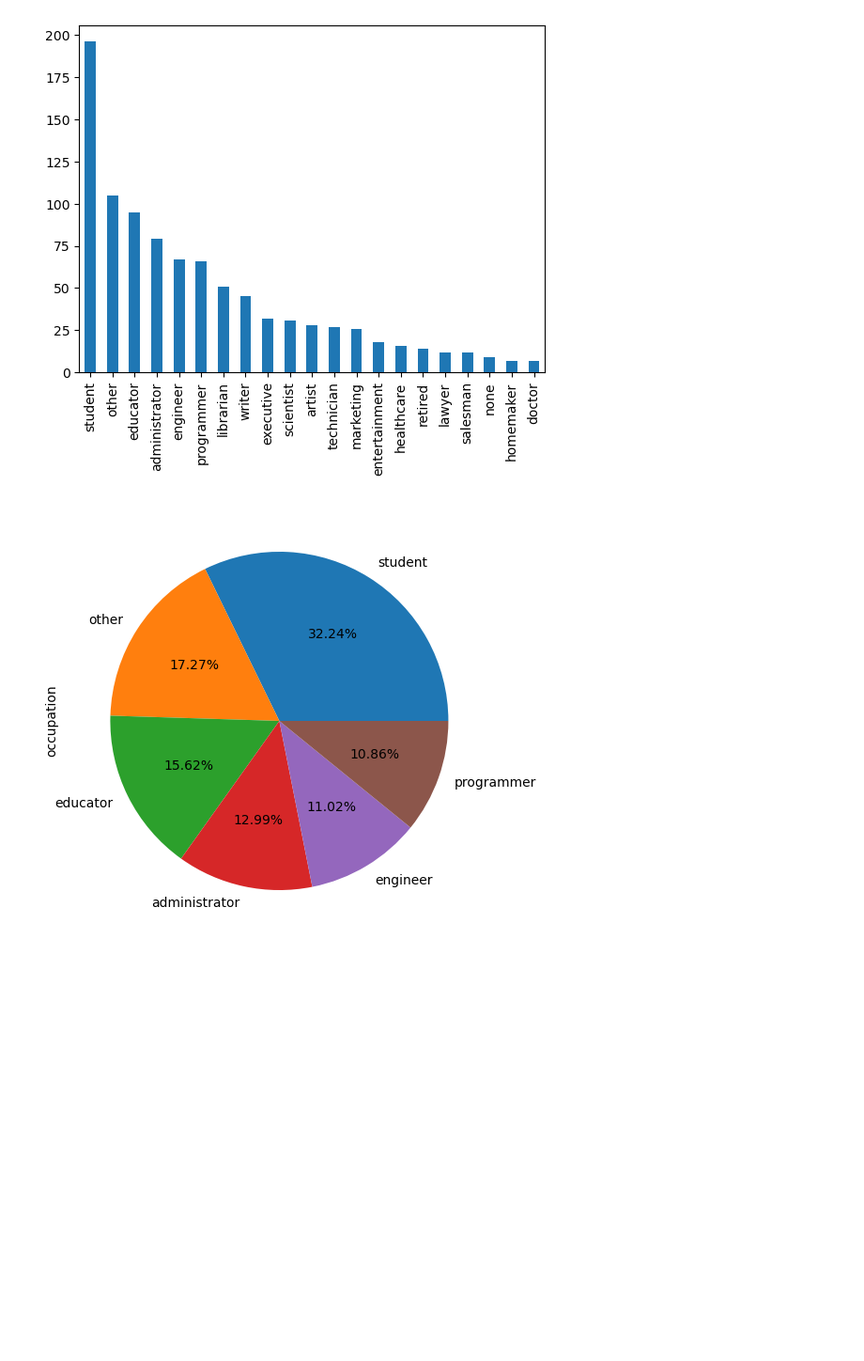
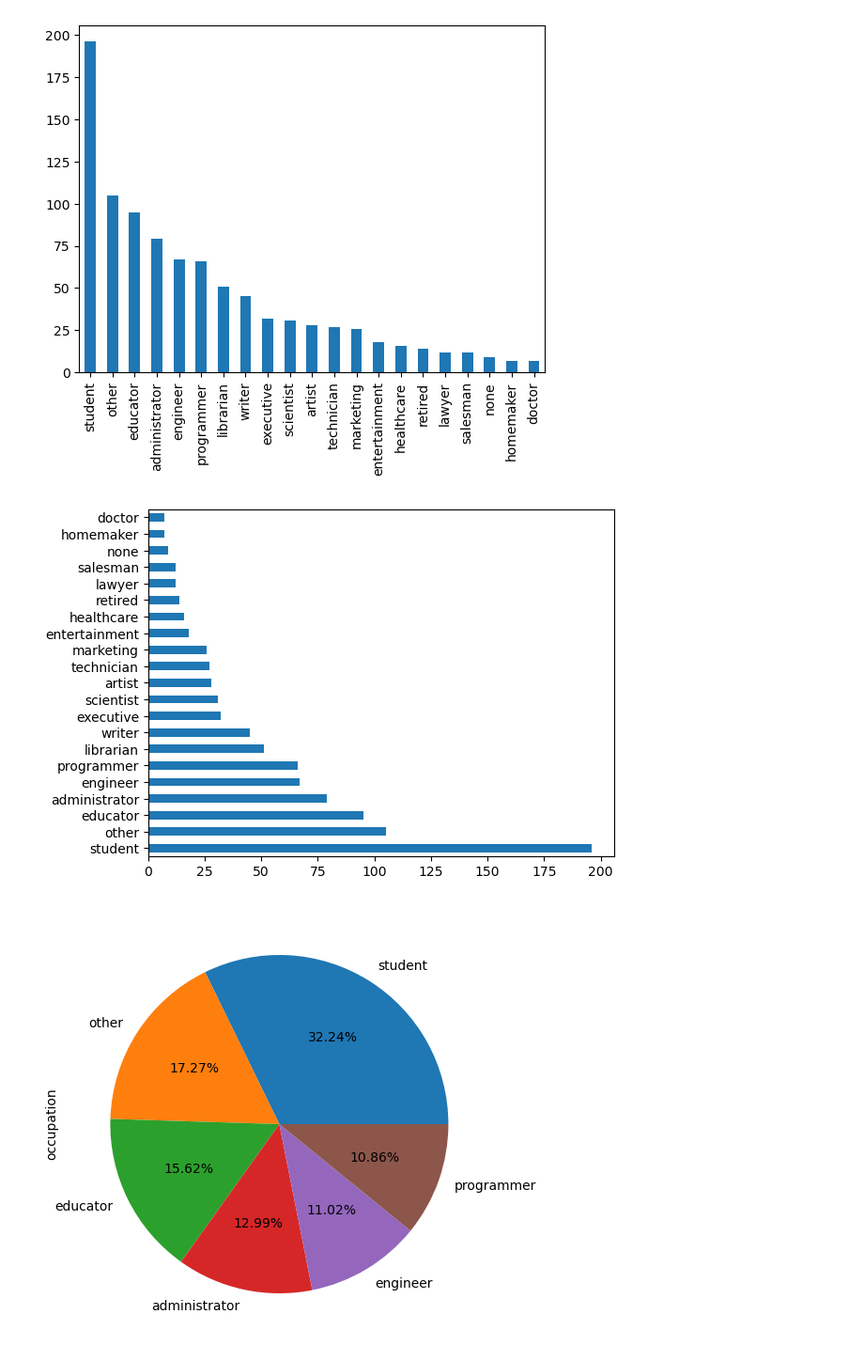
Before and after one commit to samson6702/pandas_exercises, a Jupyter notebook: 01_Getting_&_Knowing_Your_Data/Occupation/Exercises.ipynb, the cells around one changed output. Shown at 94% size. Drawn from its saved outputs; the diff is of its cells as text; code cells hidden in the pictures; blank space fills up the shorter version.

```diff
--- a/01_Getting_&_Knowing_Your_Data/Occupation/Exercises.ipynb
+++ b/01_Getting_&_Knowing_Your_Data/Occupation/Exercises.ipynb
@@ -159,6 +159,13 @@ users.occupation.value_counts().plot.bar()
 plt.show()
 # %% [output]
 [figure]
+# %%
+users.occupation.value_counts().plot.barh()
+
+
+plt.show()
+# %% [output]
+[figure, added]
 # %%
 (users.occupation.value_counts().head(6)).plot(kind ='pie',autopct='%1.2f%%', legend =None)
 
```
Also changed, not shown: parts of 3 cells of this notebook, 13 other files.
